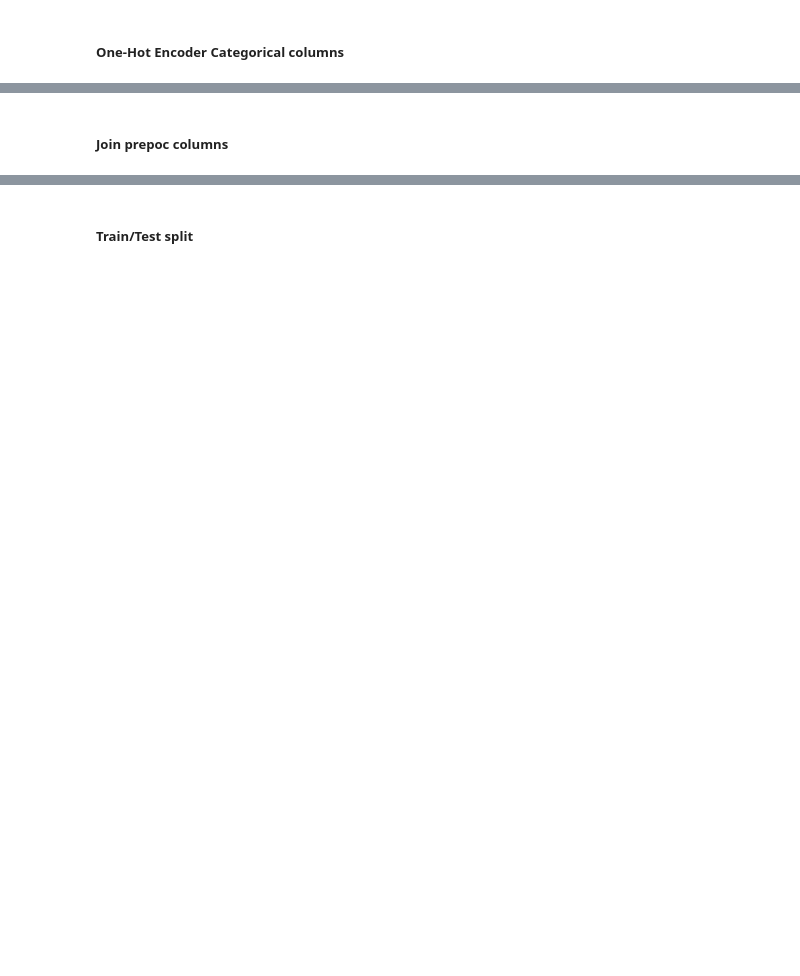
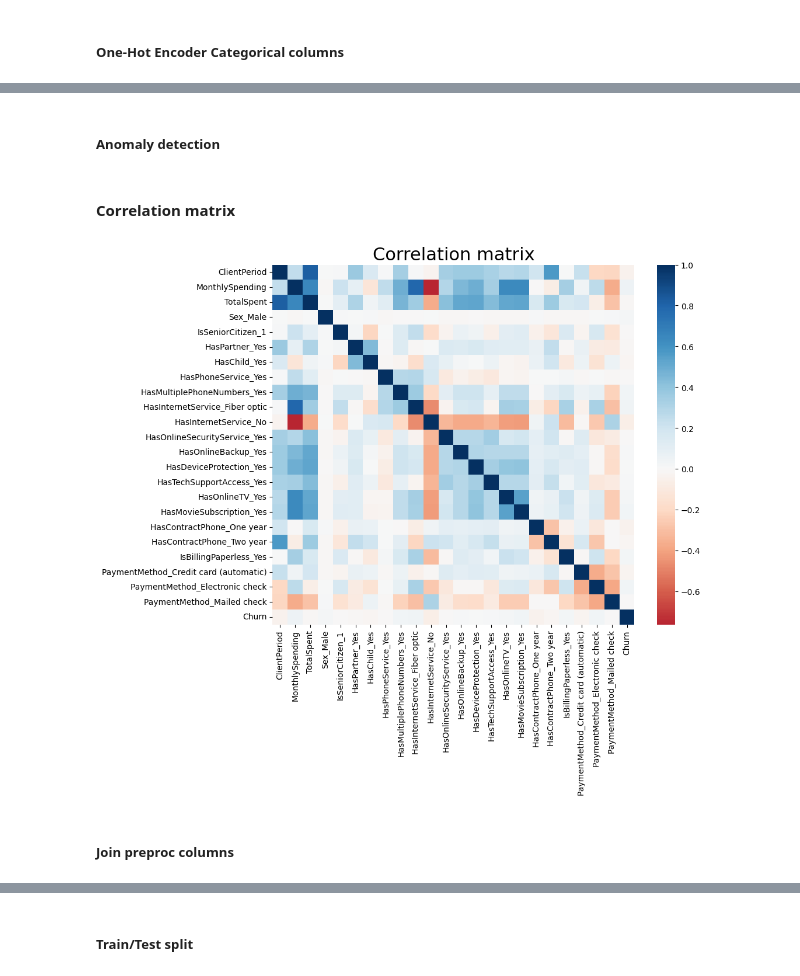
Before and after one commit to TimeNtWait/Contest, a Jupyter notebook: kaggle/dls_outflow_of_user/dls_outflow_of_user.ipynb, the cells around one changed output, grey strips where cells are left out. Drawn from its saved outputs; the diff is of its cells as text; code cells hidden in the pictures; blank space fills up the shorter version.

```diff
--- a/kaggle/dls_outflow_of_user/dls_outflow_of_user.ipynb
+++ b/kaggle/dls_outflow_of_user/dls_outflow_of_user.ipynb
@@ -243,5 +264,30 @@ df_cat_ohe_sklearn.head(3)
+# %% [markdown]
+##### Anomaly detection
+# %%
+# Correct anomaly data
+upper_limit_ClientPeriod = 75
+df_analysis['ClientPeriod'] = np.where(df_analysis['ClientPeriod'] > upper_limit_ClientPeriod, upper_limit_ClientPeriod, df_analysis['ClientPeriod'])
+# %% [markdown]
+#### Correlation matrix
+# %%
+# correlation = pd.concat([x_data,y_data], axis=1).corr()
+correlation = df_analysis.corr()
+
+plt.figure(figsize=(10, 8))
+sns.heatmap(
+    correlation,
+    xticklabels=correlation.columns,
+    yticklabels=correlation.columns,
+    cmap="RdBu",
+    center=0,
+)
+
+plt.title("Correlation matrix", fontsize=22)
+plt.show()
+# %% [output]
+[figure, added]
 # %% [markdown]
-##### Join prepoc columns
+##### Join preproc columns
 # %%
 # Concatenate OHE columns + numeric columns
 x_data = pd.concat([outflow_users_df[num_cols], df_cat_ohe_sklearn],axis=1)
```
Also changed, not shown: parts of 60 cells of this notebook, 44 other files.
